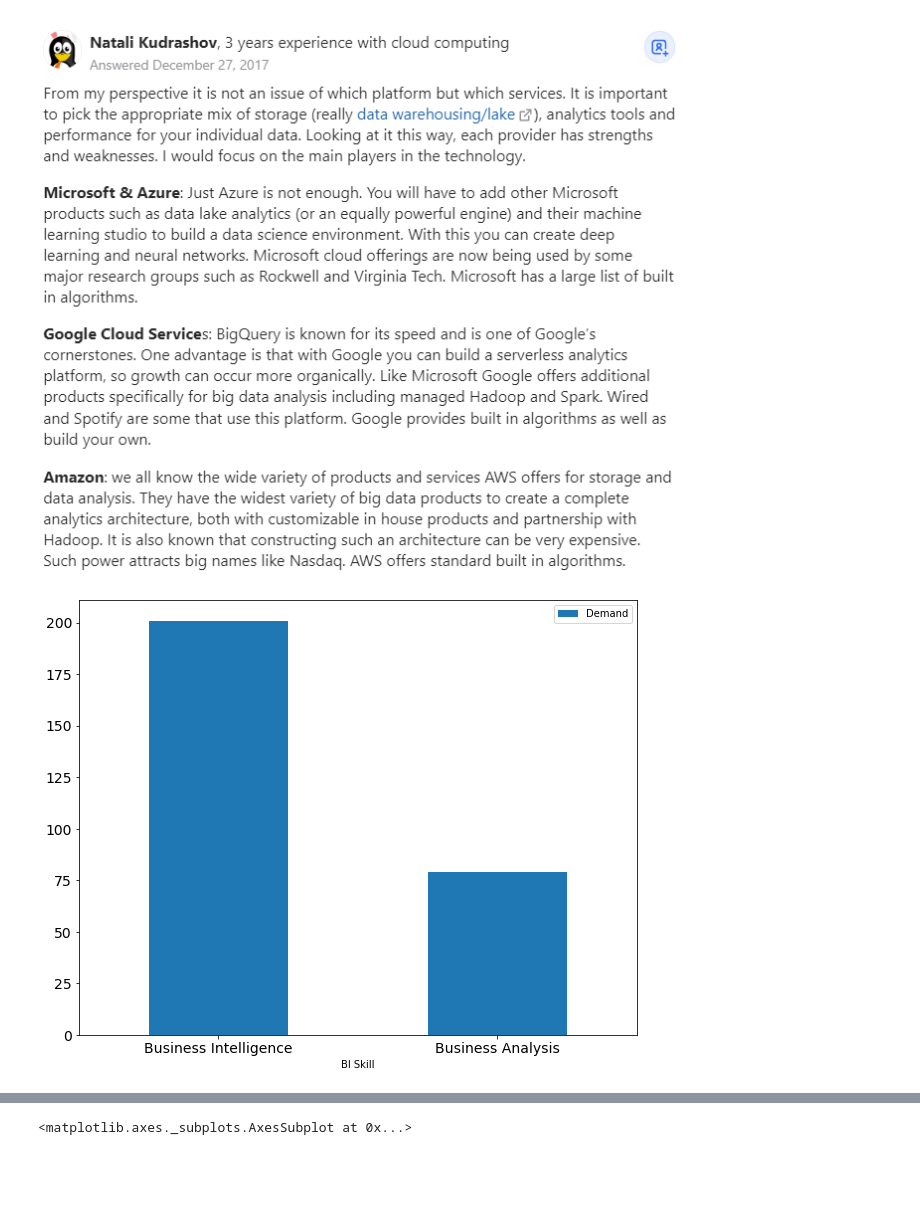
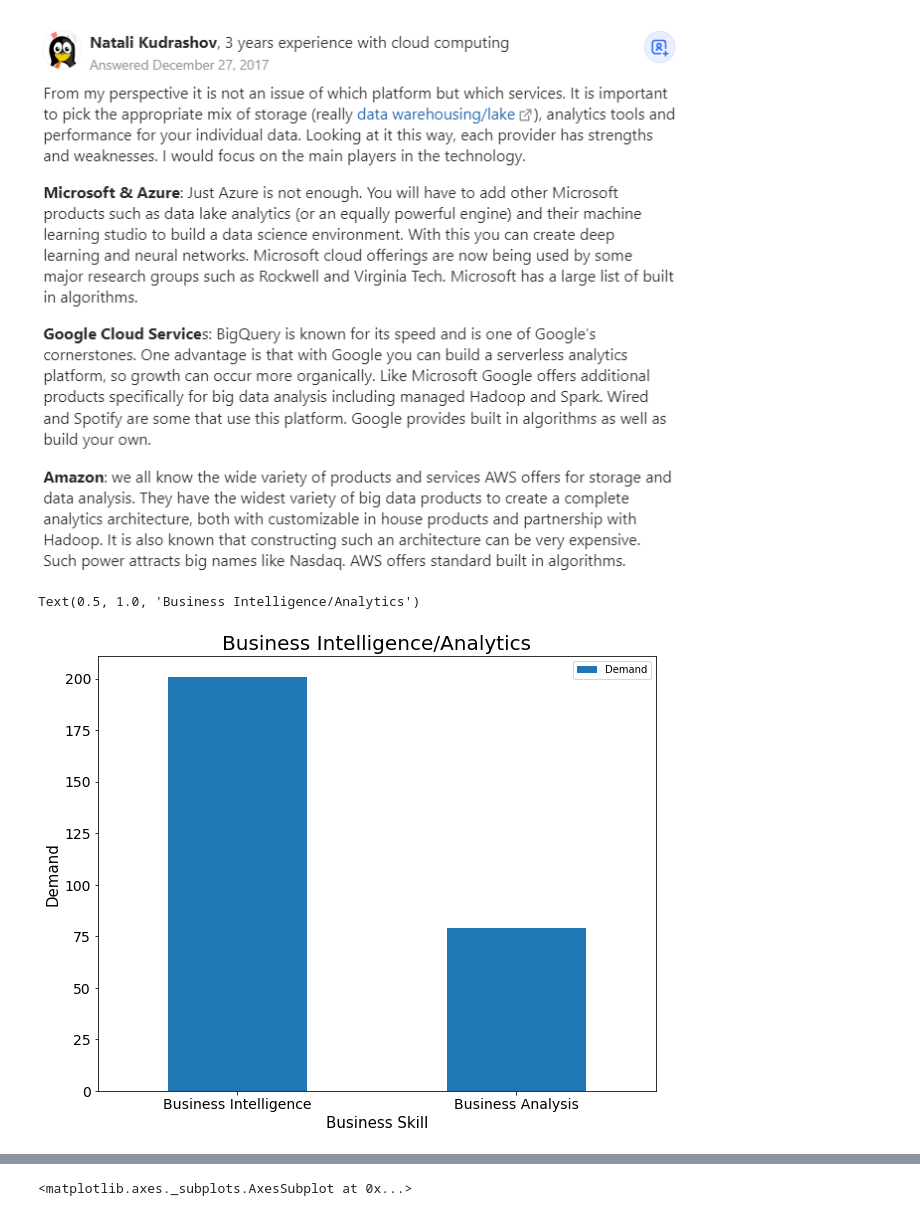
Before and after one commit to byanjusachin/EDA-on-Indeed-Dataset, a Jupyter notebook: EDA on Indeed Dataset.ipynb, the cells around one changed output, grey strips where cells are left out. Cells and saved outputs as stored; diff of their text form; code cells hidden in the pictures; blank space fills up the shorter version.

```diff
--- a/EDA on Indeed Dataset.ipynb
+++ b/EDA on Indeed Dataset.ipynb
@@ -111,14 +115,17 @@ Image("img/Cloud And Data.PNG")
 # %%
 Business_Intelligence = data['Skill'].str.contains('Business Intelligence').value_counts()[1]
 Business_Analysis = data['Skill'].str.contains('Business Analysis').value_counts()[1]
 
-BI_Skill=['Business Intelligence','Business Analysis',]
-BI_Skill_demand=[Business_Intelligence,Business_Analysis]
-BI_Skill_Data=pd.DataFrame({'BI Skill': BI_Skill,'Demand':BI_Skill_demand})
-
-businessplot= BI_Skill_Data.plot.bar(x='BI Skill',y='Demand', rot=0 , figsize=(10,8), fontsize=14)
+BI_Skill = ['Business Intelligence','Business Analysis',]
+BI_Skill_demand = [Business_Intelligence,Business_Analysis]
+BI_Skill_Data = pd.DataFrame({'BI Skill': BI_Skill,'Demand':BI_Skill_demand})
+Businessplot = BI_Skill_Data.plot.bar(x='BI Skill',y='Demand', rot=0 , figsize=(10,8), fontsize=14)
+Businessplot.set_ylabel("Demand", fontsize=15)
+Businessplot.set_xlabel("Business Skill", fontsize=15)
+Businessplot.set_title("Business Intelligence/Analytics", fontsize=20)
 # %% [output]
+Text(0.5, 1.0, 'Business Intelligence/Analytics')
-[figure, old version]
+[figure, new version]
 # %%
 hadoop = data['Skill'].str.contains('Hadoop').value_counts()[1]
 Apache_Spark = data['Skill'].str.contains('Spark').value_counts()[1]
```
Also changed, not shown: parts of 7 cells of this notebook, 1 other file.
